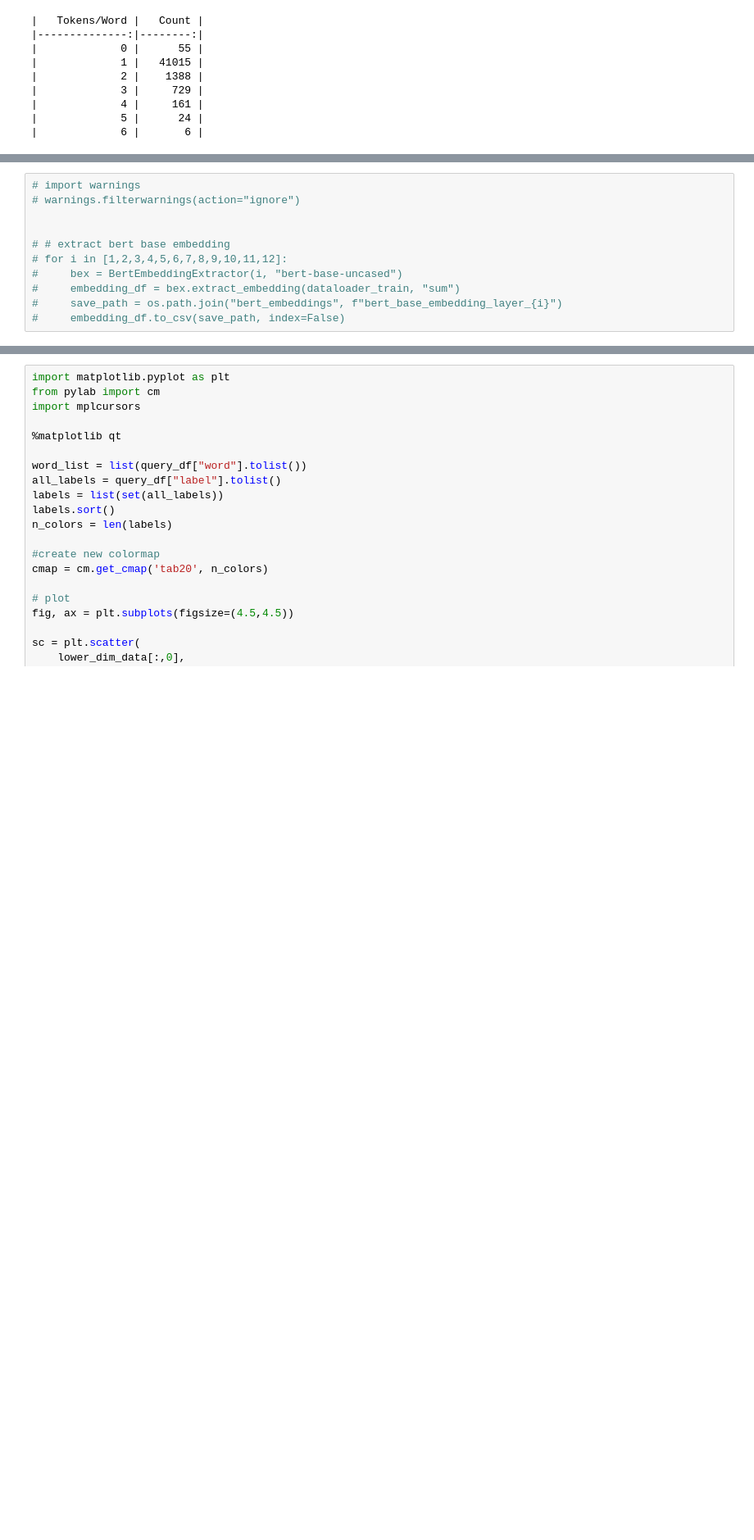
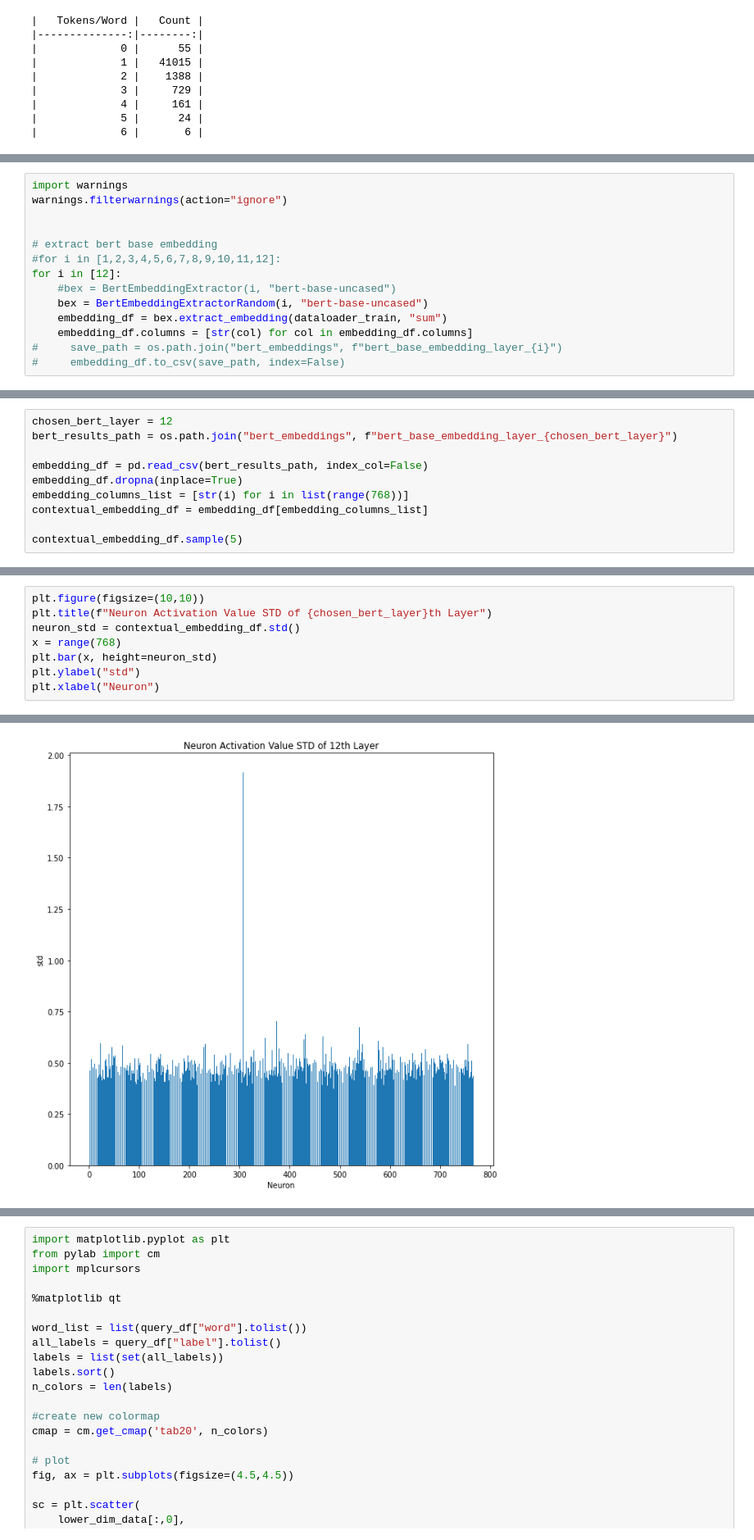
Before and after one commit to ErezSC42/bert_pos_analysis, a Jupyter notebook: data_exploration.ipynb, the cells around one changed output, grey strips where cells are left out. Shown at 82% size. Drawn from its saved outputs; the diff is of its cells as text; blank space fills up the shorter version.

Commit message:
added single neuron content

```diff
--- a/data_exploration.ipynb
+++ b/data_exploration.ipynb
@@ -335,11 +325,14 @@ with open(file_name,'w') as tf:
 # %%
-# import warnings
-# warnings.filterwarnings(action="ignore")
+import warnings
+warnings.filterwarnings(action="ignore")
 
 
-# # extract bert base embedding
-# for i in [1,2,3,4,5,6,7,8,9,10,11,12]:
-#     bex = BertEmbeddingExtractor(i, "bert-base-uncased")
-#     embedding_df = bex.extract_embedding(dataloader_train, "sum")
+# extract bert base embedding
+#for i in [1,2,3,4,5,6,7,8,9,10,11,12]:
+for i in [12]:
+    #bex = BertEmbeddingExtractor(i, "bert-base-uncased")
+    bex = BertEmbeddingExtractorRandom(i, "bert-base-uncased")
+    embedding_df = bex.extract_embedding(dataloader_train, "sum")
+    embedding_df.columns = [str(col) for col in embedding_df.columns]
 #     save_path = os.path.join("bert_embeddings", f"bert_base_embedding_layer_{i}")
 #     embedding_df.to_csv(save_path, index=False)
@@ -373,0 +353,10 @@ for df in [df_train, df_dev, df_test]:
+# %%
+chosen_bert_layer = 12
+bert_results_path = os.path.join("bert_embeddings", f"bert_base_embedding_layer_{chosen_bert_layer}")
+
+embedding_df = pd.read_csv(bert_results_path, index_col=False)
+embedding_df.dropna(inplace=True)
+embedding_columns_list = [str(i) for i in list(range(768))]
+contextual_embedding_df = embedding_df[embedding_columns_list]
+
+contextual_embedding_df.sample(5)
@@ -376,0 +373,9 @@ for df in [df_train, df_dev, df_test]:
+# %%
+plt.figure(figsize=(10,10))
+plt.title(f"Neuron Activation Value STD of {chosen_bert_layer}th Layer")
+neuron_std = contextual_embedding_df.std()
+x = range(768)
+plt.bar(x, height=neuron_std)
+plt.ylabel("std")
+plt.xlabel("Neuron")
+# %% [output]
@@ -376,0 +383 @@ for df in [df_train, df_dev, df_test]:
+[figure, added]
```
Also changed, not shown: parts of 25 cells of this notebook, 11 other files.
